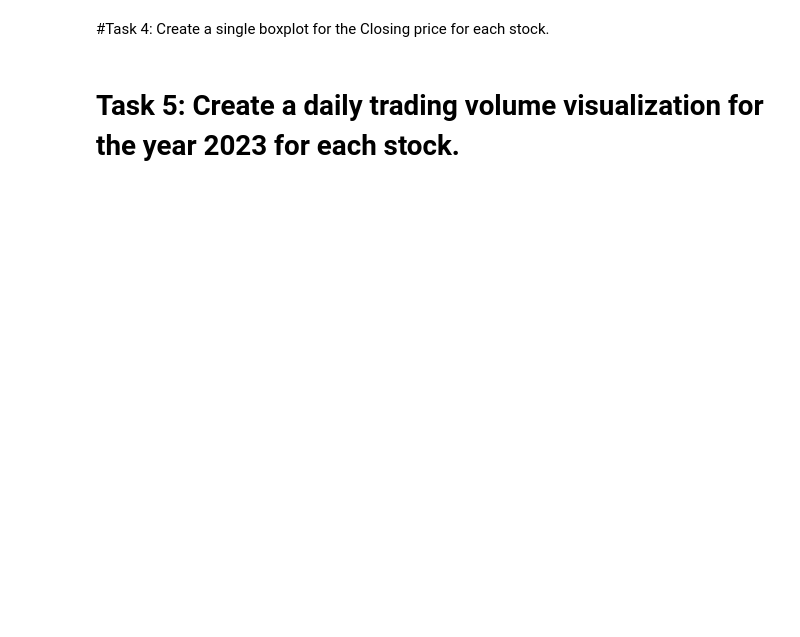
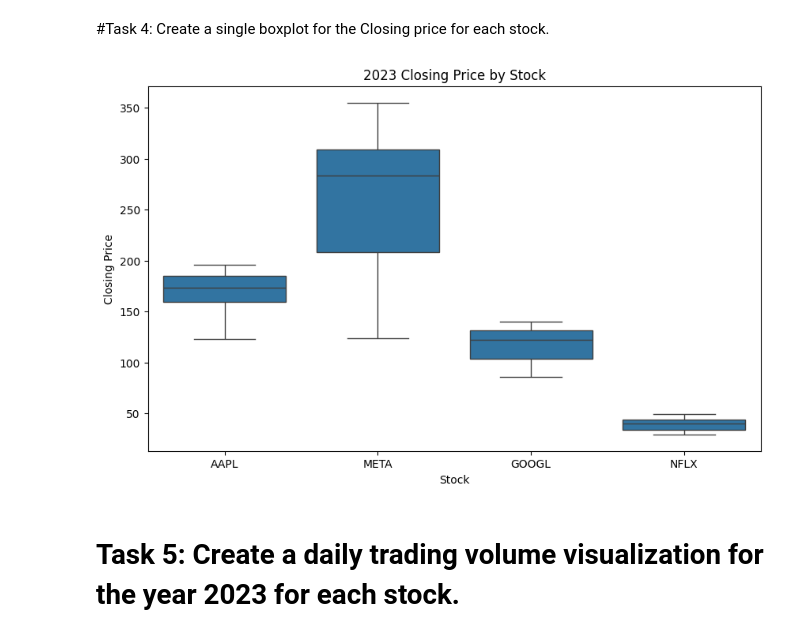
Before and after one commit to YiruiLi2004/MSSP6070, a Jupyter notebook: Modules/Week_13/Week_13_Financial_Data.ipynb, the cells around one changed output. Drawn from its saved outputs; the diff is of its cells as text; code cells hidden in the pictures; blank space fills up the shorter version.

```diff
--- a/Modules/Week_13/Week_13_Financial_Data.ipynb
+++ b/Modules/Week_13/Week_13_Financial_Data.ipynb
@@ -187,2 +207,10 @@ df
 # %% [markdown]
 #Task 2:  Join the individual stock data frames into a single data frame.
+# %%
+Apple["Ticker"] = "AAPL"
+Facebook["Ticker"] = "META"
+Google["Ticker"] = "GOOGL"
+Netflix["Ticker"] = "NFLX"
+
+combined_stocks = pd.concat([Apple, Facebook, Google, Netflix], ignore_index=True)
+combined_stocks.head()
@@ -191,4 +287,20 @@ df
 # %% [markdown]
 #Task 4: Create a single boxplot for the Closing price for each stock.
+# %%
+plt.figure(figsize=(10, 6))
+
+sns.boxplot(
+    data=combined_stocks,
+    x="Ticker",
+    y="Close"
+)
+
+plt.title("2023 Closing Price by Stock")
+plt.xlabel("Stock")
+plt.ylabel("Closing Price")
+
+plt.show()
+# %% [output]
+[figure, added]
 # %% [markdown]
 # Task 5: Create a daily trading volume visualization for the year 2023 for each stock.
```
Also changed, not shown: parts of 7 cells of this notebook.
